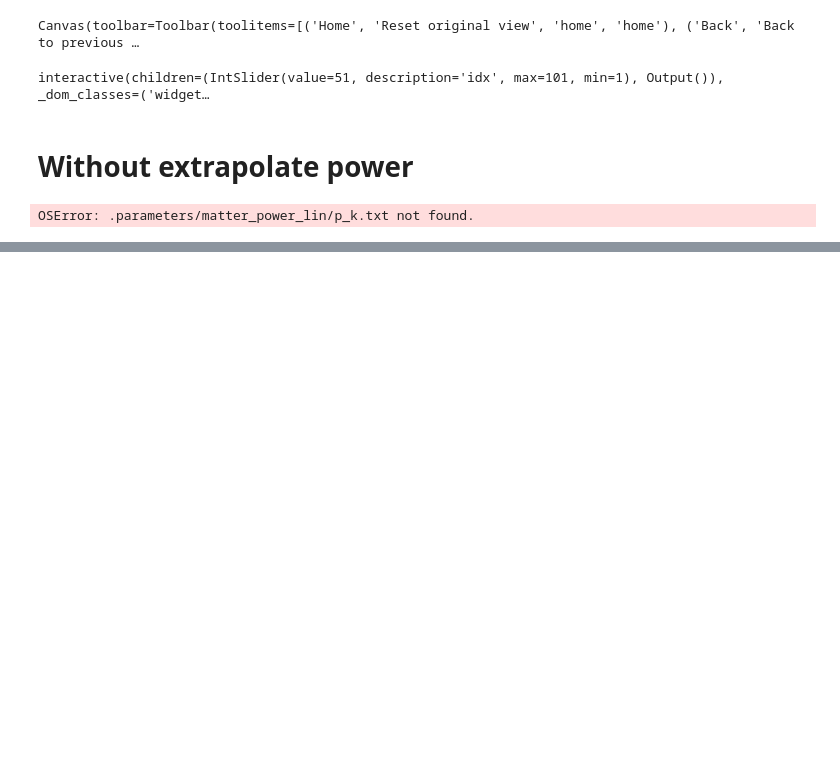
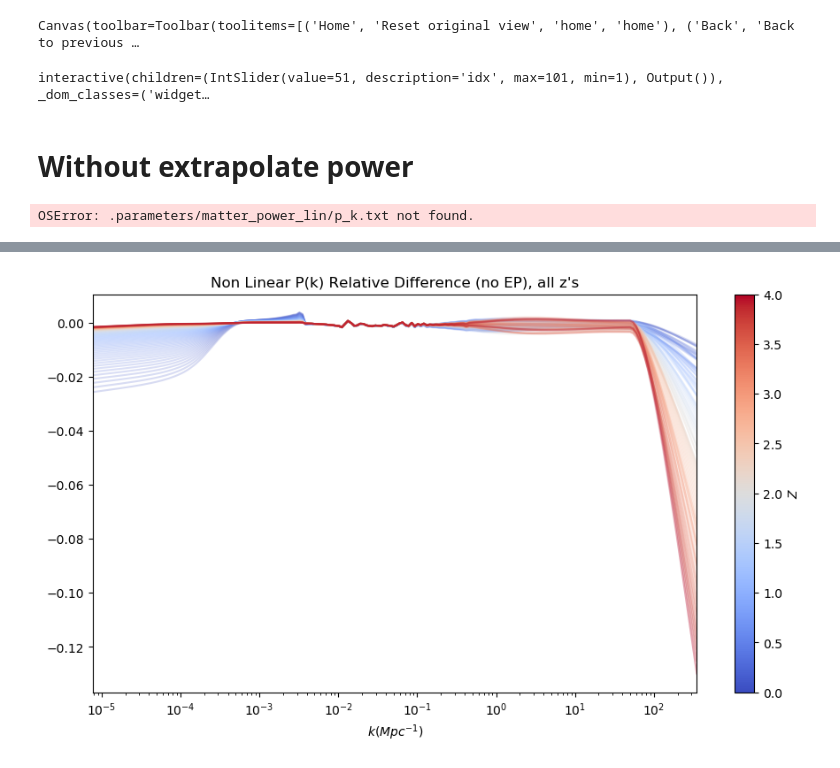
Before and after one commit to MarkusMichaelRau/Fisher, a Jupyter notebook: pk_comparison.ipynb, the cells around one changed output, grey strips where cells are left out. Cells and saved outputs as stored; diff of their text form; code cells hidden in the pictures; blank space fills up the shorter version.

```diff
--- a/pk_comparison.ipynb
+++ b/pk_comparison.ipynb
@@ -224,0 +317,6 @@ plt.show()
+# %%
+df_cosmosis_no_ep_nl_pk = pd.DataFrame(cosmosis_no_ep_nl_pk, index=cosmosis_no_ep_nl_z)
+df_cosmosis_no_ep_nl_pk.index.names = ["z"]
+df_cosmosis_no_ep_nl_pk.columns.names = [r'$k (Mpc^{-1})$']
+df_cosmosis_no_ep_nl_pk.rename(columns={i: cosmosis_no_ep_nl_k[i] for i in range(len(cosmosis_no_ep_nl_k))}, inplace=True)
+df_cosmosis_no_ep_nl_pk = df_cosmosis_no_ep_nl_pk.T
@@ -224,0 +329,6 @@ plt.show()
+# %%
+df_ccl_no_ep_nl_pk = pd.DataFrame(ccl_no_ep_nl_pk, index=cosmosis_no_ep_nl_z)
+df_ccl_no_ep_nl_pk.index.names = ["z"]
+df_ccl_no_ep_nl_pk.columns.names = [r'$k (Mpc^{-1})$']
+df_ccl_no_ep_nl_pk.rename(columns={i: cosmosis_no_ep_nl_k[i] for i in range(len(cosmosis_no_ep_nl_k))}, inplace=True)
+df_ccl_no_ep_nl_pk = df_ccl_no_ep_nl_pk.T
@@ -224,0 +372,13 @@ plt.show()
+# %%
+fig, ax5 = plt.subplots(figsize=(11,6), dpi=100)
+sm = plt.cm.ScalarMappable(cmap="coolwarm",
+                           norm=plt.Normalize(vmin=df_ccl_no_ep_nl_pk.columns[0],
+                                              vmax=df_ccl_no_ep_nl_pk.columns[-1]))
+((df_cosmosis_no_ep_nl_pk - df_ccl_no_ep_nl_pk)/df_ccl_no_ep_nl_pk)\
+    .plot(alpha=0.2, legend=False, colormap="coolwarm", logx=True, ax=ax5)
+plt.title("Non Linear P(k) Relative Difference (no EP), all z's")
+plt.colorbar(sm, label=r'$Z$')
+fig.subplots_adjust(bottom=0.13)
+plt.show()
+# %% [output]
+[figure, added]
```
Also changed, not shown: parts of 37 cells of this notebook, 2 other files.
